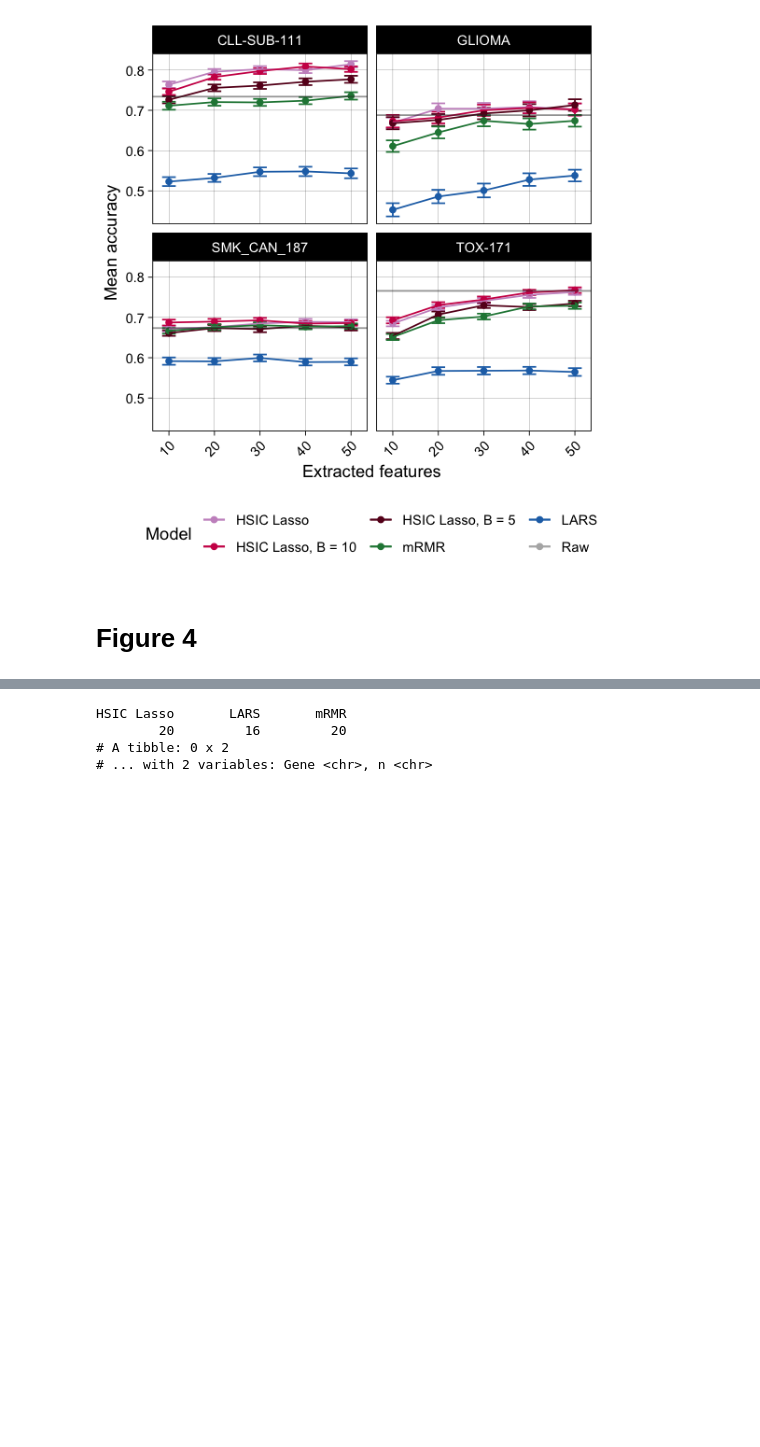
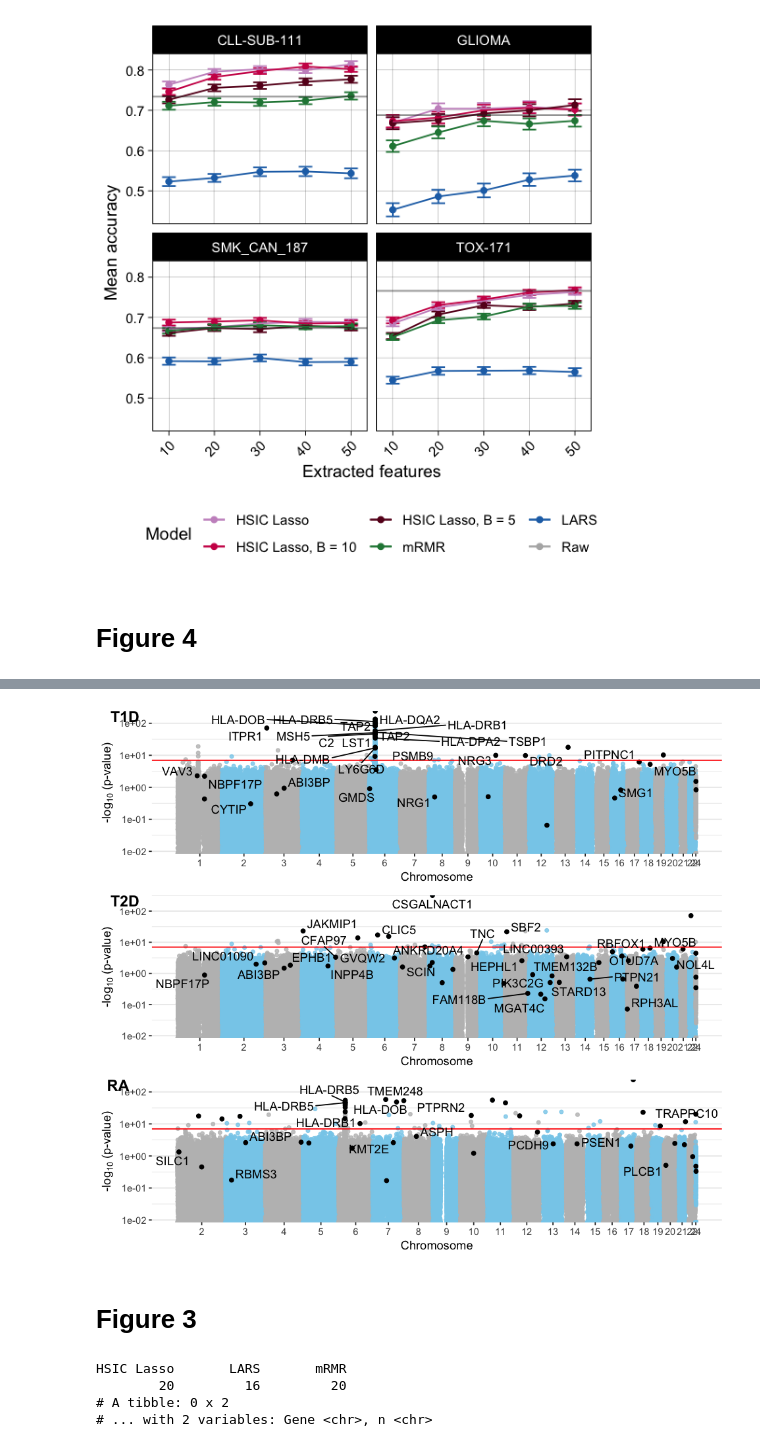
Before and after one commit to hclimente/nori, a Jupyter notebook: doc/figures.ipynb, the cells around one changed output, grey strips where cells are left out. Cells and saved outputs as stored; diff of their text form; code cells hidden in the pictures; blank space fills up the shorter version.

Commit message:
added figure 4 on GWAS data

```diff
--- a/doc/figures.ipynb
+++ b/doc/figures.ipynb
@@ -145,0 +221,7 @@ Warning message:
+# %%
+t1d_plt <- manhattan('t1d')
+t2d_plt <- manhattan('t2d')
+ra_plt <- manhattan('ra')
+
+fig4 <- plot_grid(t1d_plt, t2d_plt, ra_plt, nrow = 3,
+          labels = c('T1D', 'T2D', 'RA'))
@@ -146,3 +233,11 @@ Warning message:
+# %%
+ggsave('img/figure_4.pdf', fig4, width = 8, height = 7)
+options(repr.plot.width=8, repr.plot.height=7)
+fig4
+# %% [output]
+[figure, added]
+# %% [markdown]
+# Figure 3
 # %%
 read_predictions <- function(label) {
 
```
Also changed, not shown: parts of 4 cells of this notebook, 4 other files.
